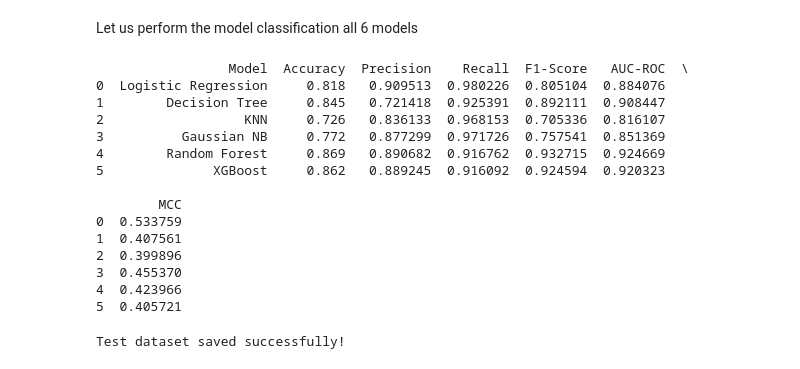
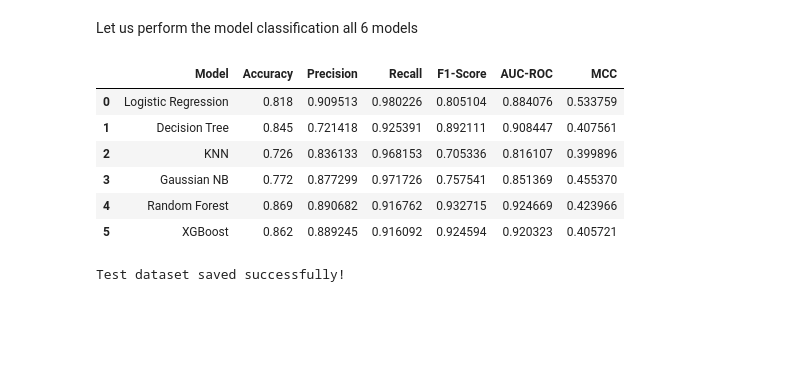
Before and after one commit to Yogiraj587/Indian-Engineering-Placement-Prediction, a Jupyter notebook: code.ipynb, the cells around one changed output. Saved outputs shown, nothing was run; the diff lists cells and outputs as text; code cells hidden in the pictures; blank space fills up the shorter version.

```diff
--- a/code.ipynb
+++ b/code.ipynb
@@ -299,24 +323,16 @@ for name, model in models.items():
     joblib.dump(pipeline, f"model_{name.replace(' ', '_').lower()}.pkl")
 
 results_df = pd.DataFrame(results, columns=["Model", "Accuracy", "Precision", "Recall", "F1-Score", "AUC-ROC", "MCC"])
-
-print(results_df)
-# %% [output]
-                 Model  Accuracy  Precision    Recall  F1-Score   AUC-ROC  \
-0  Logistic Regression     0.818   0.909513  0.980226  0.805104  0.884076
-1        Decision Tree     0.845   0.721418  0.925391  0.892111  0.908447
-2                  KNN     0.726   0.836133  0.968153  0.705336  0.816107
-3          Gaussian NB     0.772   0.877299  0.971726  0.757541  0.851369
-4        Random Forest     0.869   0.890682  0.916762  0.932715  0.924669
-5              XGBoost     0.862   0.889245  0.916092  0.924594  0.920323
-
-        MCC
-0  0.533759
-1  0.407561
-2  0.399896
-3  0.455370
-4  0.423966
-5  0.405721
+# %%
+results_df.head(6)
+# %% [output]
+|  | Model | Accuracy | Precision | Recall | F1-Score | AUC-ROC | MCC |
+| 0 | Logistic Regression | 0.818 | 0.909513 | 0.980226 | 0.805104 | 0.884076 | 0.533759 |
+| 1 | Decision Tree | 0.845 | 0.721418 | 0.925391 | 0.892111 | 0.908447 | 0.407561 |
+| 2 | KNN | 0.726 | 0.836133 | 0.968153 | 0.705336 | 0.816107 | 0.399896 |
+| 3 | Gaussian NB | 0.772 | 0.877299 | 0.971726 | 0.757541 | 0.851369 | 0.455370 |
+| 4 | Random Forest | 0.869 | 0.890682 | 0.916762 | 0.932715 | 0.924669 | 0.423966 |
+| 5 | XGBoost | 0.862 | 0.889245 | 0.916092 | 0.924594 | 0.920323 | 0.405721 |
 # %%
 # Use original dataframe BEFORE preprocessing
 test_df = df.sample(1000, random_state=42)  # or use X_test_original if you have it
```
Also changed, not shown: parts of 4 cells of this notebook, 1 other file.
